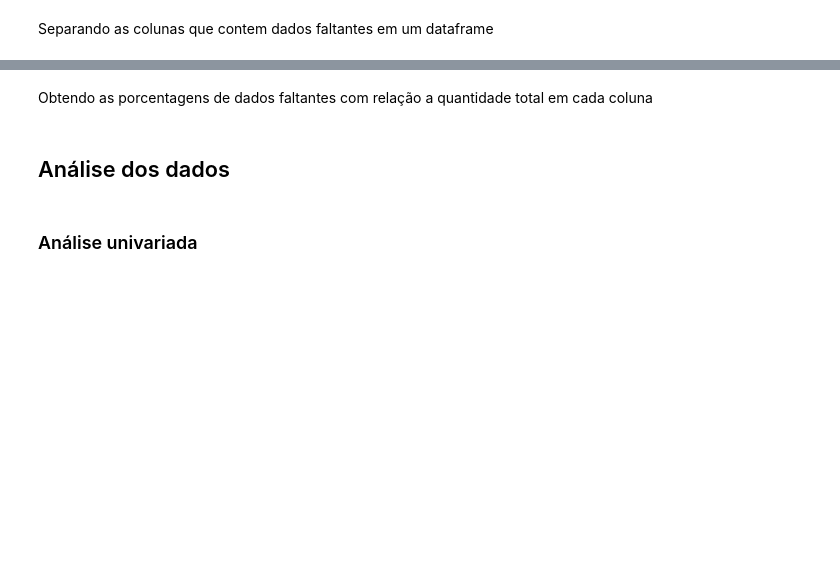
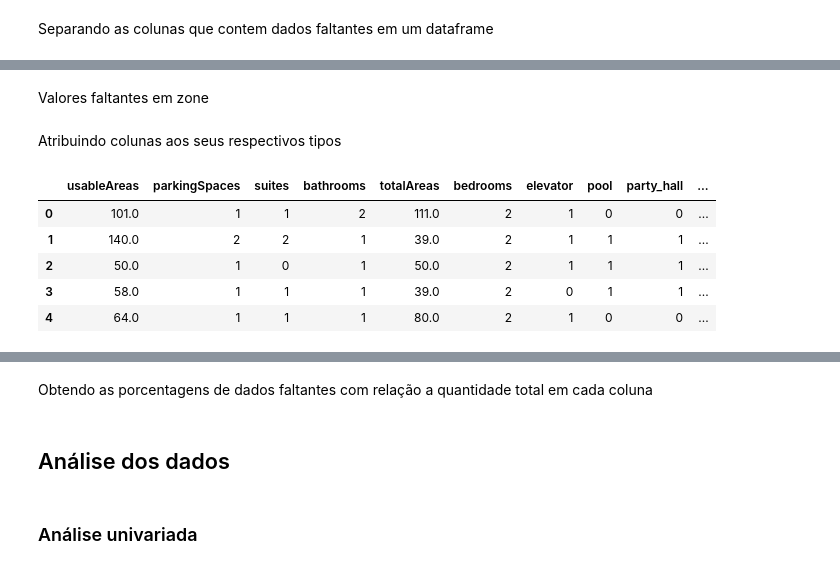
Before and after one commit to BrunoRammon/projeto_tecnicas_programacao_i, a Jupyter notebook: project.ipynb, the cells around one changed output, grey strips where cells are left out. Cells and saved outputs as stored; diff of their text form; code cells hidden in the pictures; blank space fills up the shorter version.

```diff
--- a/project.ipynb
+++ b/project.ipynb
@@ -288,2 +309,15 @@ memory usage: 1.7+ MB
 # %% [markdown]
 Separando as colunas que contem dados faltantes em um dataframe
+# %%
+import statistics
+
+columns_with_nan = ['usableAreas','parkingSpaces','suites','bathrooms','totalAreas','bedrooms','rental_price']
+replace_by = ['median','mode','mode','mode','median','mode','median']
+
+for col,rpl_by in zip(columns_with_nan,replace_by):
+    replacement_function = {
+        'median':statistics.median,
+        'mode':statistics.mode,
+        'mean':statistics.mean
+    }
+    df[col].replace(np.NaN, replacement_function[rpl_by](df[col]),inplace=True)
@@ -289,0 +349,20 @@ Separando as colunas que contem dados faltantes em um dataframe
+# %% [markdown]
+Valores faltantes em zone
+# %%
+instances_without_zone = df[df['zone']=='']
+# %%
+for nghb in instances_without_zone['neighborhood'].unique():
+    true_zone = df[(df['neighborhood']==nghb) & (df['zone']!='')]['zone'].to_list()[0]
+    df['zone']=np.where((df['neighborhood']==nghb) & (df['zone']==''),true_zone,df['zone'])
+# %% [markdown]
+Atribuindo colunas aos seus respectivos tipos
+# %%
+df = df.astype({'parkingSpaces': 'int32','suites': 'int32','bathrooms': 'int32','bedrooms': 'int32','zone':'category','neighborhood':'category'})
+df.head()
+# %% [output]
+|  | usableAreas | parkingSpaces | suites | bathrooms | totalAreas | bedrooms | elevator | pool | party_hall | ... |
+| 0 | 101.0 | 1 | 1 | 2 | 111.0 | 2 | 1 | 0 | 0 | ... |
+| 1 | 140.0 | 2 | 2 | 1 | 39.0 | 2 | 1 | 1 | 1 | ... |
+| 2 | 50.0 | 1 | 0 | 1 | 50.0 | 2 | 1 | 1 | 1 | ... |
+| 3 | 58.0 | 1 | 1 | 1 | 39.0 | 2 | 0 | 1 | 1 | ... |
+| 4 | 64.0 | 1 | 1 | 1 | 80.0 | 2 | 1 | 0 | 0 | ... |
```
Also changed, not shown: parts of 13 cells of this notebook.
